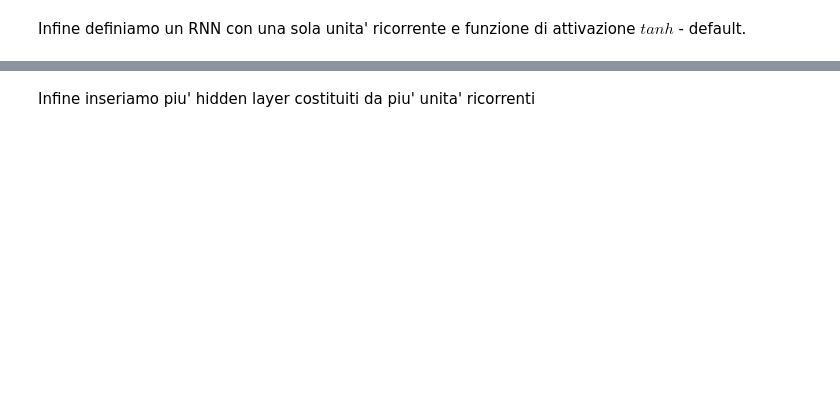
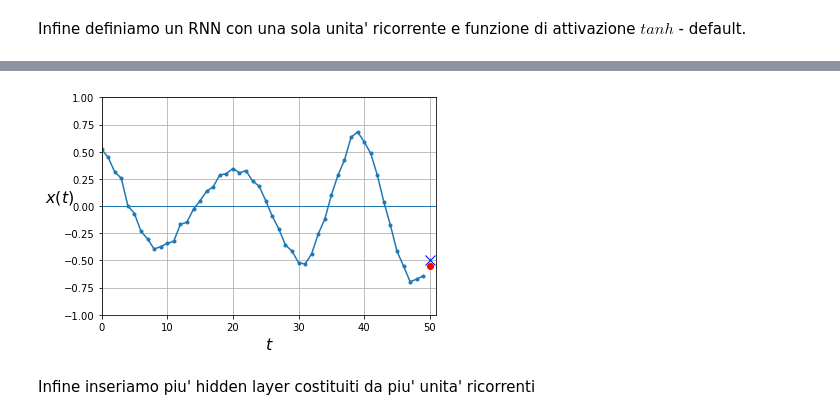
Before and after one commit to matzigno/CSML21, a Jupyter notebook: RecurrenNeuralNetwork-RNN.ipynb, the cells around one changed output, grey strips where cells are left out. Saved outputs shown, nothing was run; the diff lists cells and outputs as text; code cells hidden in the pictures; blank space fills up the shorter version.

```diff
--- a/RecurrenNeuralNetwork-RNN.ipynb
+++ b/RecurrenNeuralNetwork-RNN.ipynb
@@ -152,3 +199,8 @@ history = model.fit(X_train, y_train, epochs=20,
+# %%
+y_pred = model.predict(X_valid)
+plot_series(X_valid[0, :, 0], y_valid[0, 0], y_pred[0, 0])
+# %% [output]
+[figure, added]
 # %% [markdown]
 Infine inseriamo piu' hidden layer costituiti da piu' unita' ricorrenti
 # %%
```
Also changed, not shown: parts of 16 cells of this notebook.
